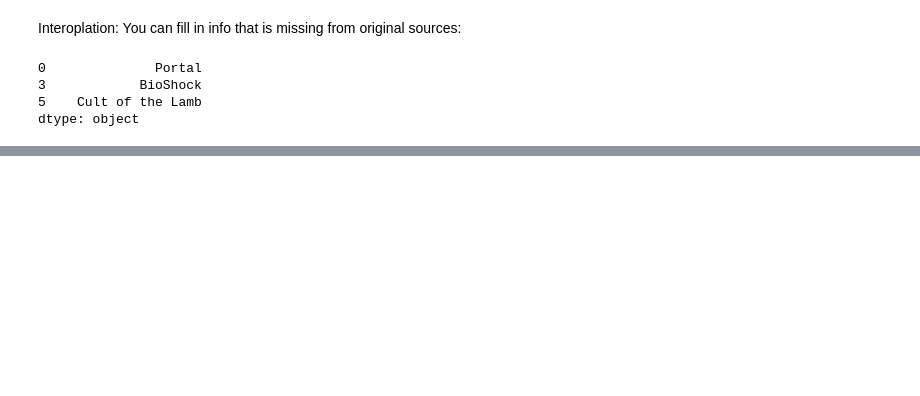
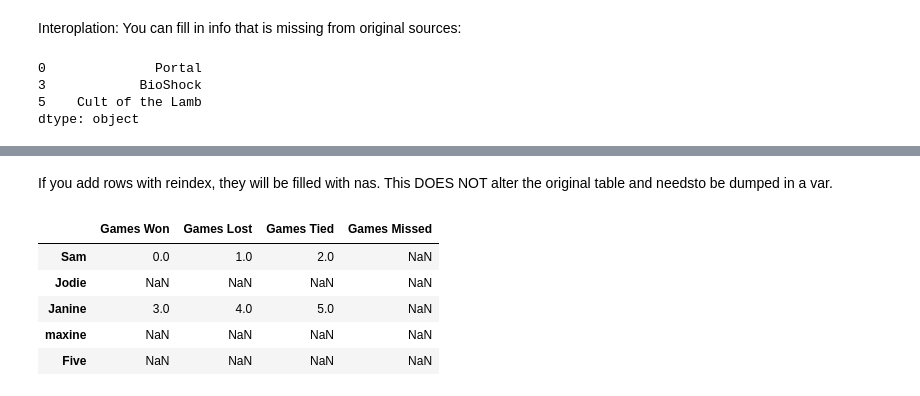
Before and after one commit to EndaFigueroa/DataAnalysisMcKinney-3rd, a Jupyter notebook: Chapter5/Starter.ipynb, the cells around one changed output, grey strips where cells are left out. Cells and saved outputs as stored; diff of their text form; code cells hidden in the pictures; blank space fills up the shorter version.

```diff
--- a/Chapter5/Starter.ipynb
+++ b/Chapter5/Starter.ipynb
@@ -240,0 +316,3 @@ i
+# %%
+atgn=exex.reindex(index=["Sam","Jodie","Janine","maxine","Five"])
+atgn
@@ -240,0 +326,13 @@ i
+# %% [markdown]
+If you add rows with reindex, they will be filled with nas. This DOES NOT alter the original table and needsto be dumped in a var.
+# %%
+gncols=["Games Won","Games Lost","Games Tied","Games Missed"]
+atgn2=atgn.reindex(columns=gncols)
+atgn2
+# %% [output]
+|  | Games Won | Games Lost | Games Tied | Games Missed |
+| Sam | 0.0 | 1.0 | 2.0 | NaN |
+| Jodie | NaN | NaN | NaN | NaN |
+| Janine | 3.0 | 4.0 | 5.0 | NaN |
+| maxine | NaN | NaN | NaN | NaN |
+| Five | NaN | NaN | NaN | NaN |
```
Also changed, not shown: parts of 34 cells of this notebook, 1 other file.
